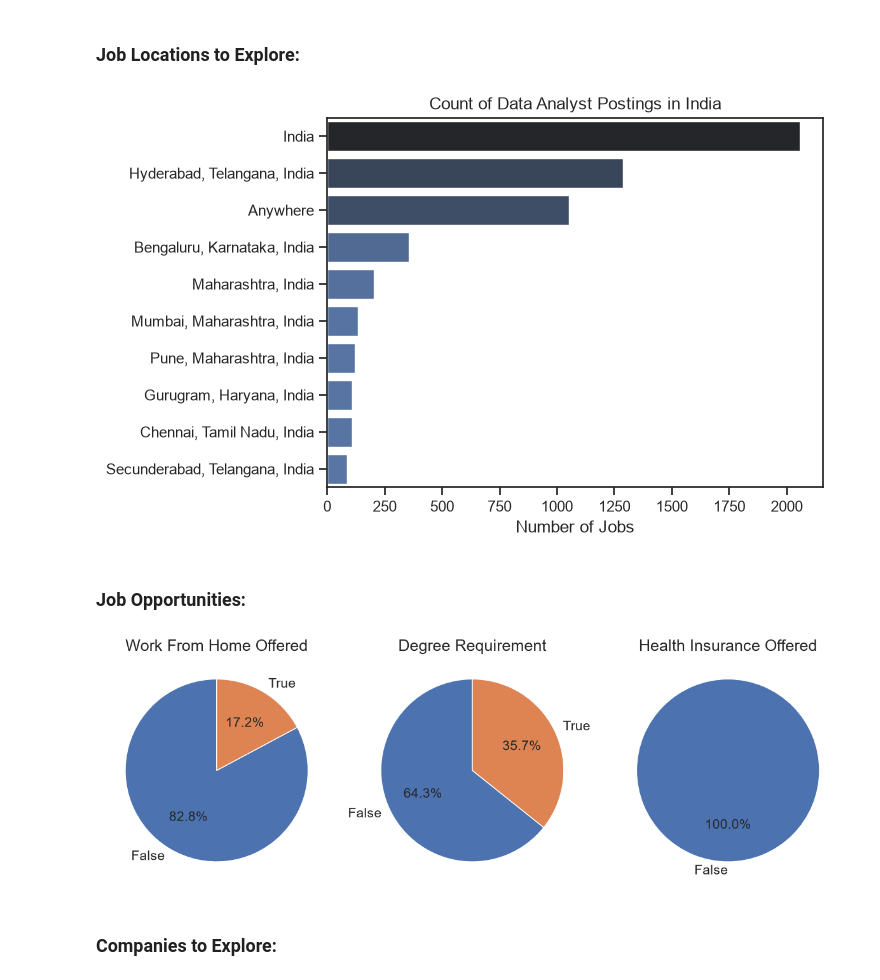
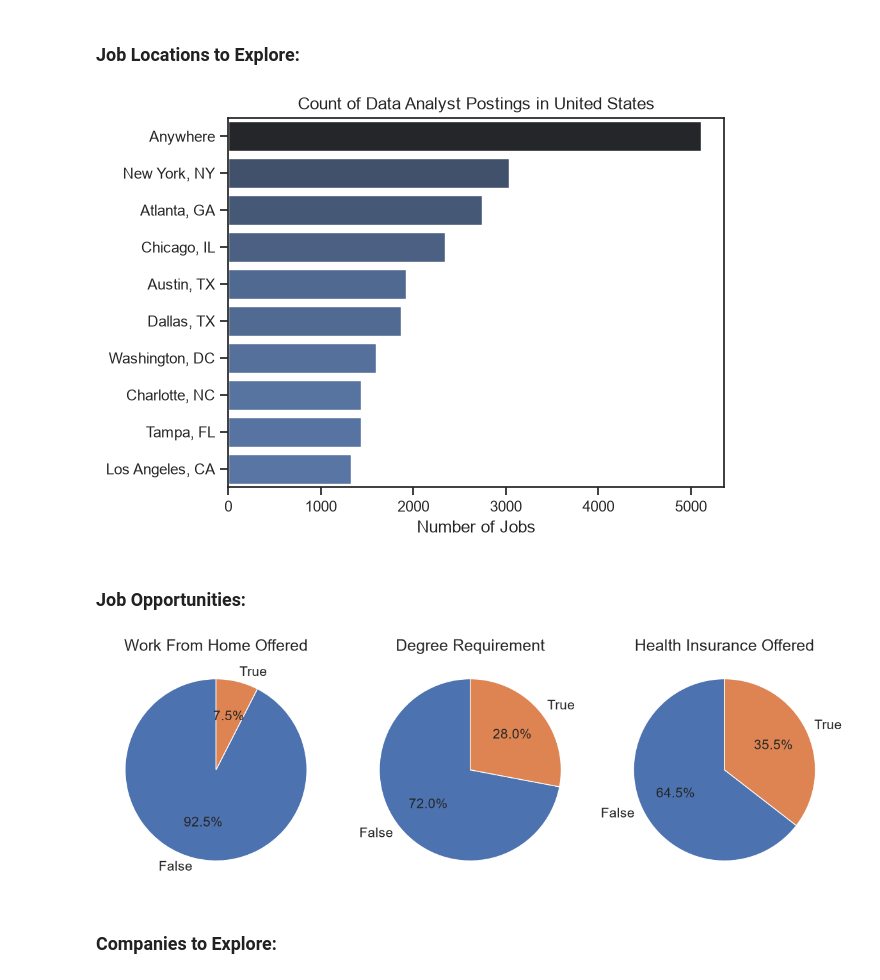
Before and after one commit to ajjuarjuna/python_data_project, a Jupyter notebook: 3_Project/1_EDA_Intro.ipynb, the cells around one changed output. Cells and saved outputs as stored; diff of their text form; code cells hidden in the pictures.

```diff
--- a/3_Project/1_EDA_Intro.ipynb
+++ b/3_Project/1_EDA_Intro.ipynb
@@ -20,19 +22,19 @@ df['job_skills'] = df['job_skills'].apply(lambda x: ast.literal_eval(x) if pd.no
 # %% [markdown]
 ### Filter for India Data Analyst Roles
 # %%
-df_DA_IN = df[(df['job_title_short'] == 'Data Analyst') & (df['job_country'] == 'India')].copy()
+df_DA_IN = df[(df['job_title_short'] == 'Data Analyst') & (df['job_country'] == 'United States')].copy()
 # %% [markdown]
 ### Job Locations to Explore:
 # %%
 df_plot = df_DA_IN['job_location'].value_counts().head(10).to_frame()
 sns.set_theme(style='ticks')
 sns.barplot(data=df_plot, x='count', y='job_location', hue='count', palette='dark:b_r', legend=False)
-plt.title('Count of Data Analyst Postings in India')
+plt.title('Count of Data Analyst Postings in United States')
 plt.ylabel('')
 plt.xlabel('Number of Jobs')
 plt.show()
 # %% [output]
-[figure, old version]
+[figure, new version]
 # %% [markdown]
 ### Job Opportunities:
 # %%
@@ -53,7 +55,7 @@ for i, (col, title) in enumerate(dict1.items()):
 
 plt.tight_layout()
 # %% [output]
-[figure, old version]
+[figure, new version]
 # %% [markdown]
 ### Companies to Explore:
 # %%
```
Also changed, not shown: parts of 2 cells of this notebook, 1 other file.
